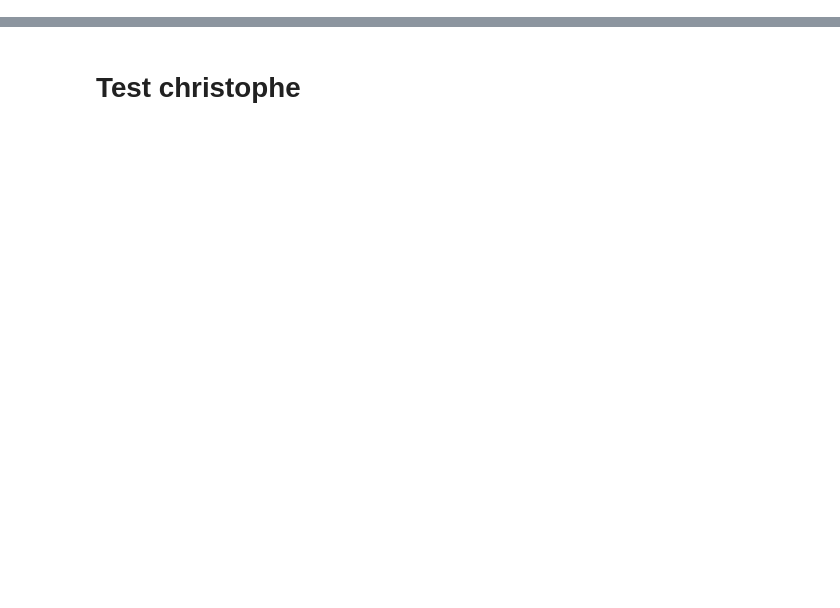
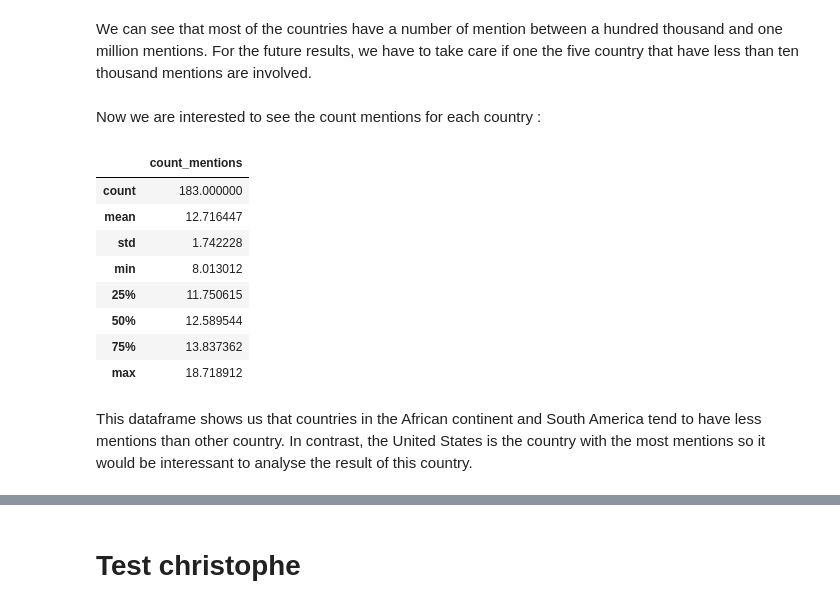
Before and after one commit to NatGr/projectAdA, a Jupyter notebook: tests_christophe.ipynb, the cells around one changed output, grey strips where cells are left out. Saved outputs shown, nothing was run; the diff lists cells and outputs as text; code cells hidden in the pictures; blank space fills up the shorter version.

```diff
--- a/tests_christophe.ipynb
+++ b/tests_christophe.ipynb
@@ -24,0 +85,33 @@ media_to_country_view = pd.read_csv(os.path.join(DATA_DIR, 'media_to_country_vie
+# %% [markdown]
+We can see that most of the countries have a number of mention between a hundred thousand and one million mentions. For the future results, we have to take care if one the five country that have less than ten thousand mentions are involved.
+# %% [markdown]
+Now we are interested to see the count mentions for each country :
+# %%
+# count the event by country
+
+# create a dataframe with two column, country and count_mentions
+count_mentions_by_country = pd.DataFrame(columns=['country','count_mentions'])
+# we take all the possible name for a country
+country = country_inner_view["country"].values
+# for each country
+for i in country:
+        total_count_mention_i = country_outer_view[country_outer_view["country"] == i]["count_mentions"].values + country_inner_view["count_mentions"][country_inner_view["country"] == i].values
+        count_mentions_by_country = count_mentions_by_country.append({'country': i, 'count_mentions' : math.log(total_count_mention_i)}, ignore_index=True)
+
+count_mentions_by_country['count_mentions'] = count_mentions_by_country['count_mentions'].astype(float)
+# Save the result
+count_mentions_by_country.to_csv('count_mentions_by_country.csv')
+
+count_mentions_by_country.describe()
+# %% [output]
+|  | count_mentions |
+| count | 183.000000 |
+| mean | 12.716447 |
+| std | 1.742228 |
+| min | 8.013012 |
+| 25% | 11.750615 |
+| 50% | 12.589544 |
+| 75% | 13.837362 |
+| max | 18.718912 |
+# %% [markdown]
+This dataframe shows us that countries in the African continent and South America tend to have less mentions than other country. In contrast, the United States is the country with the most mentions so it would be interessant to analyse the result of this country.
```
Also changed, not shown: parts of 63 cells of this notebook.
